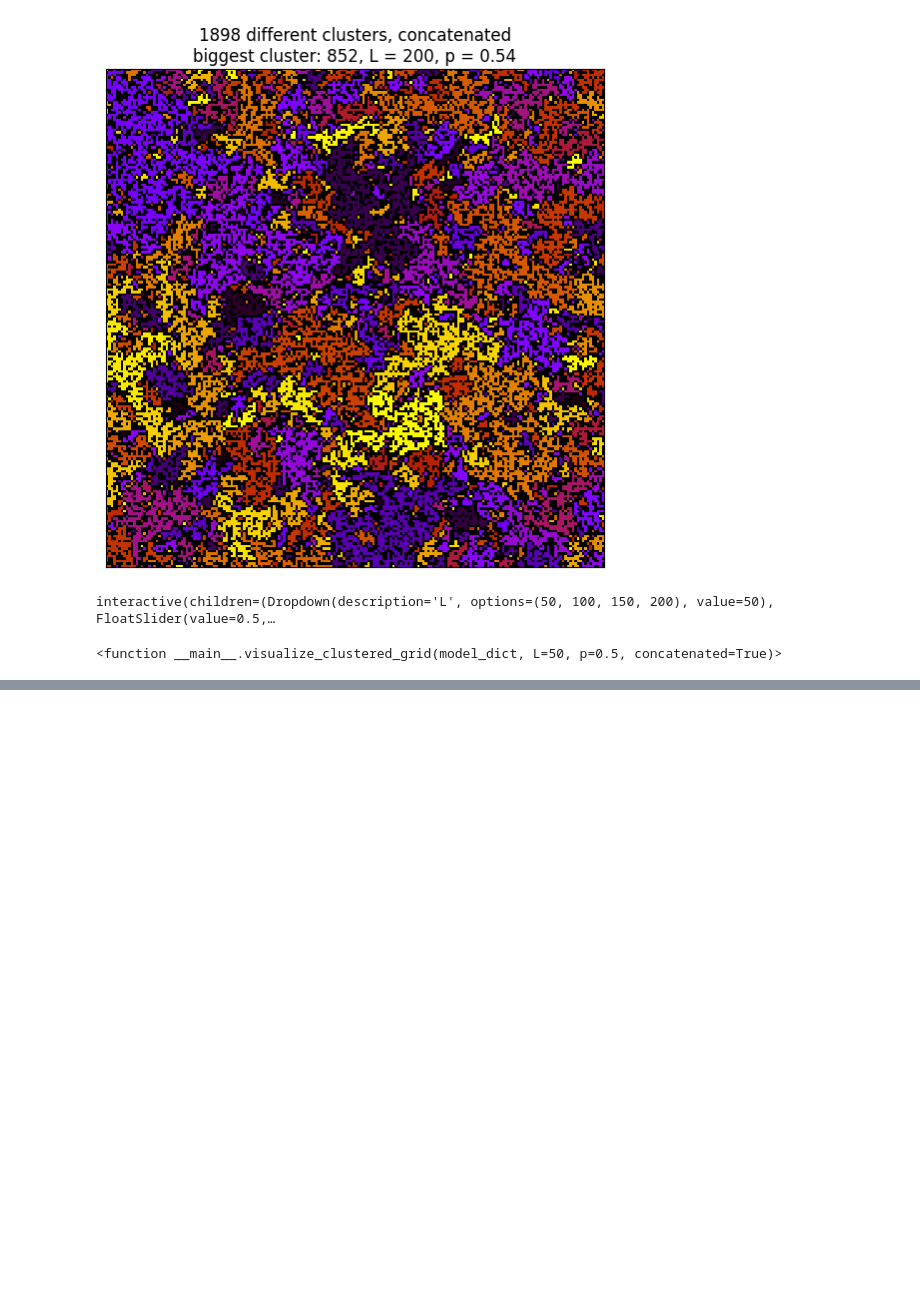
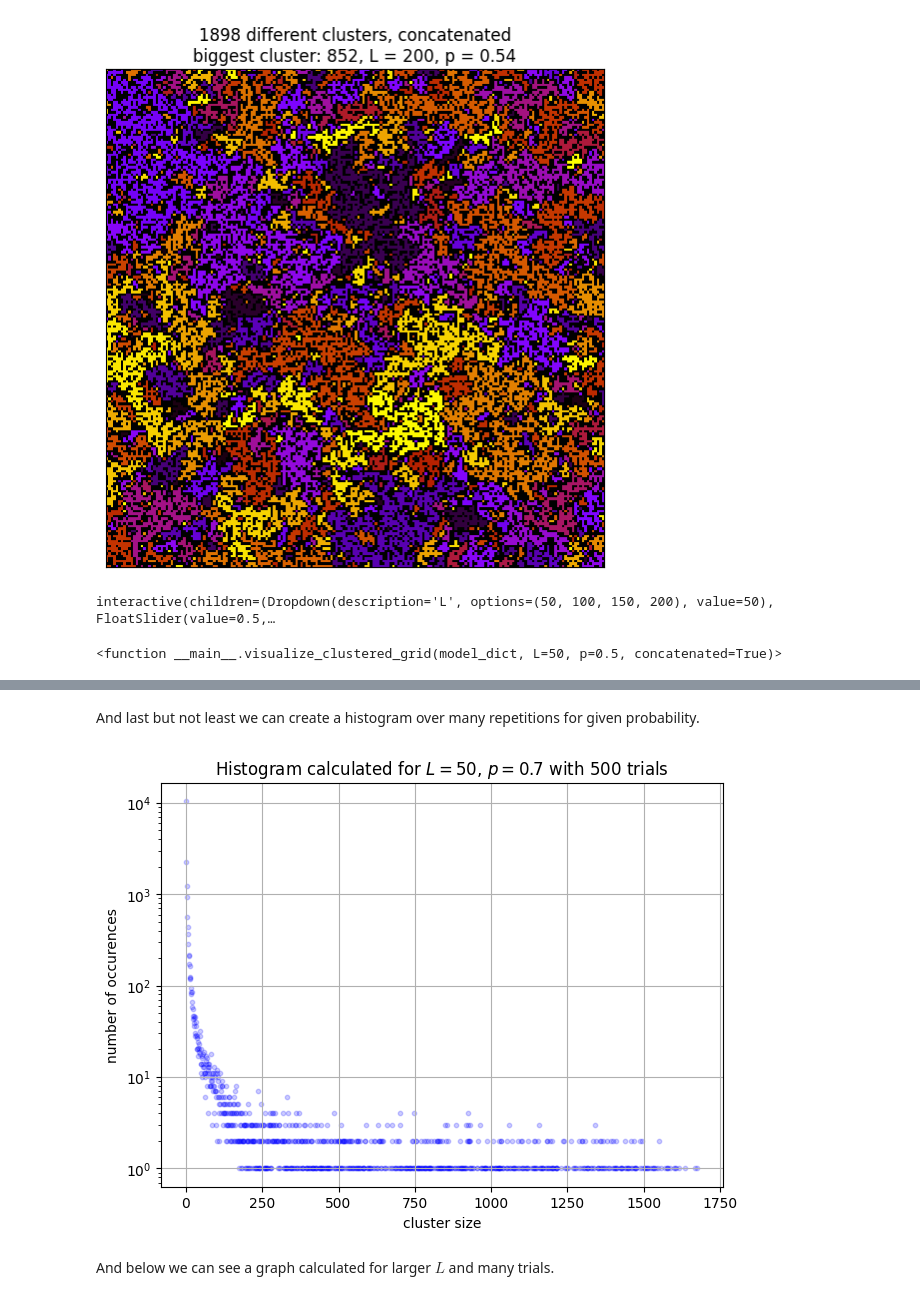
Before and after one commit to Yolonek/Percolation, a Jupyter notebook: SpanningClusterDescription.ipynb, the cells around one changed output, grey strips where cells are left out. Drawn from its saved outputs; the diff is of its cells as text; code cells hidden in the pictures; blank space fills up the shorter version.

```diff
--- a/SpanningClusterDescription.ipynb
+++ b/SpanningClusterDescription.ipynb
@@ -153,0 +181,2 @@ interactive(children=(Dropdown(description='L', options=(50, 100, 150, 200), val
+# %% [markdown]
+And last but not least we can create a histogram over many repetitions for given probability.
@@ -153,0 +185,21 @@ interactive(children=(Dropdown(description='L', options=(50, 100, 150, 200), val
+# %%
+L = 50
+p = 0.7
+trials = 500
+spanning_cluster = SpanningCluster(L=L, p=p)
+spanning_cluster.t_histogram_trials(trials=trials,
+                                    reset_histogram=False,
+                                    normalize_histogram=False)
+histogram = spanning_cluster.get_histogram()
+cluster_size_space = np.array(list(map(int, histogram.keys())))
+cluster_number_space = np.array(list(histogram.values()))
+
+figure4, axes4 = plt.subplots(1, 1, layout='constrained')
+axes4.scatter(cluster_size_space, cluster_number_space, color='blue', alpha=0.2, s=10)
+axes4.set_title(f'Histogram calculated for $L = {L}$, $p = {p}$ with ${trials}$ trials')
+axes4.set(xlabel='cluster size', ylabel='number of occurences', yscale='log')
+axes4.grid()
+# %% [output]
+[figure, added]
+# %% [markdown]
+And below we can see a graph calculated for larger $L$ and many trials.
```
Also changed, not shown: parts of 16 cells of this notebook.
